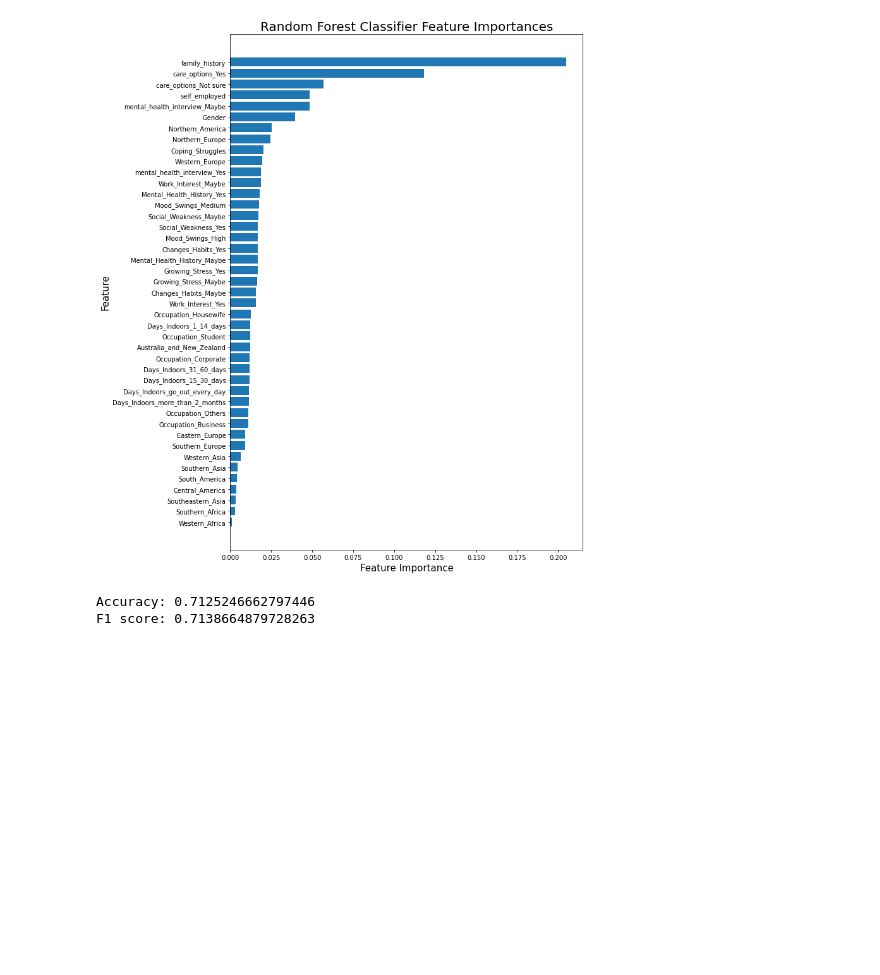
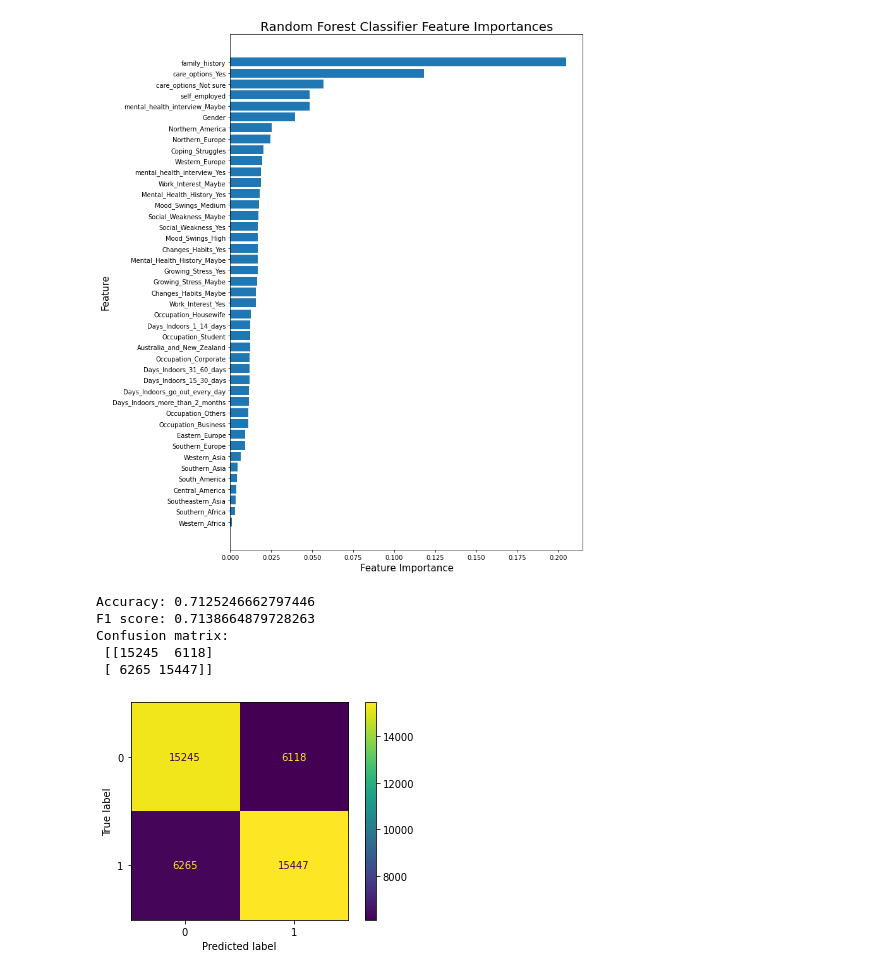
Before and after one commit to marbybr/2AMV10---Group-17, a Jupyter notebook: data_preparation.ipynb, the cells around one changed output. Cells and saved outputs as stored; diff of their text form; code cells hidden in the pictures; blank space fills up the shorter version.

Commit message:
Added confusion matrix

```diff
--- a/data_preparation.ipynb
+++ b/data_preparation.ipynb
@@ -258,7 +258,7 @@ plt.show()
 [figure]
 # %%
 # Let's detect how accurate the classifier is
-from sklearn.metrics import accuracy_score, f1_score
+from sklearn.metrics import accuracy_score, f1_score, confusion_matrix, ConfusionMatrixDisplay
 
 # Get train and test data
 X_50, _, y_50, _ = train_test_split(X, y, train_size=0.5, stratify=y, random_state=0)
@@ -272,8 +272,20 @@ rf_classifier.fit(X_train, y_train)
 y_pred = rf_classifier.predict(X_test)
 accuracy = accuracy_score(y_test, y_pred)
 f1 = f1_score(y_test, y_pred)
+conf_matrix = confusion_matrix(y_test, y_pred)
 print(f"Accuracy: {accuracy}")
 print(f"F1 score: {f1}")
+print(f"Confusion matrix:\n {conf_matrix}")
 # %% [output]
 Accuracy: 0.7125246662797446
 F1 score: 0.7138664879728263
+Confusion matrix:
+ [[15245  6118]
+ [ 6265 15447]]
+# %%
+disp = ConfusionMatrixDisplay(confusion_matrix=conf_matrix,
+                              display_labels=rf_classifier.classes_)
+disp.plot()
+plt.show()
+# %% [output]
+[figure, added]
```
